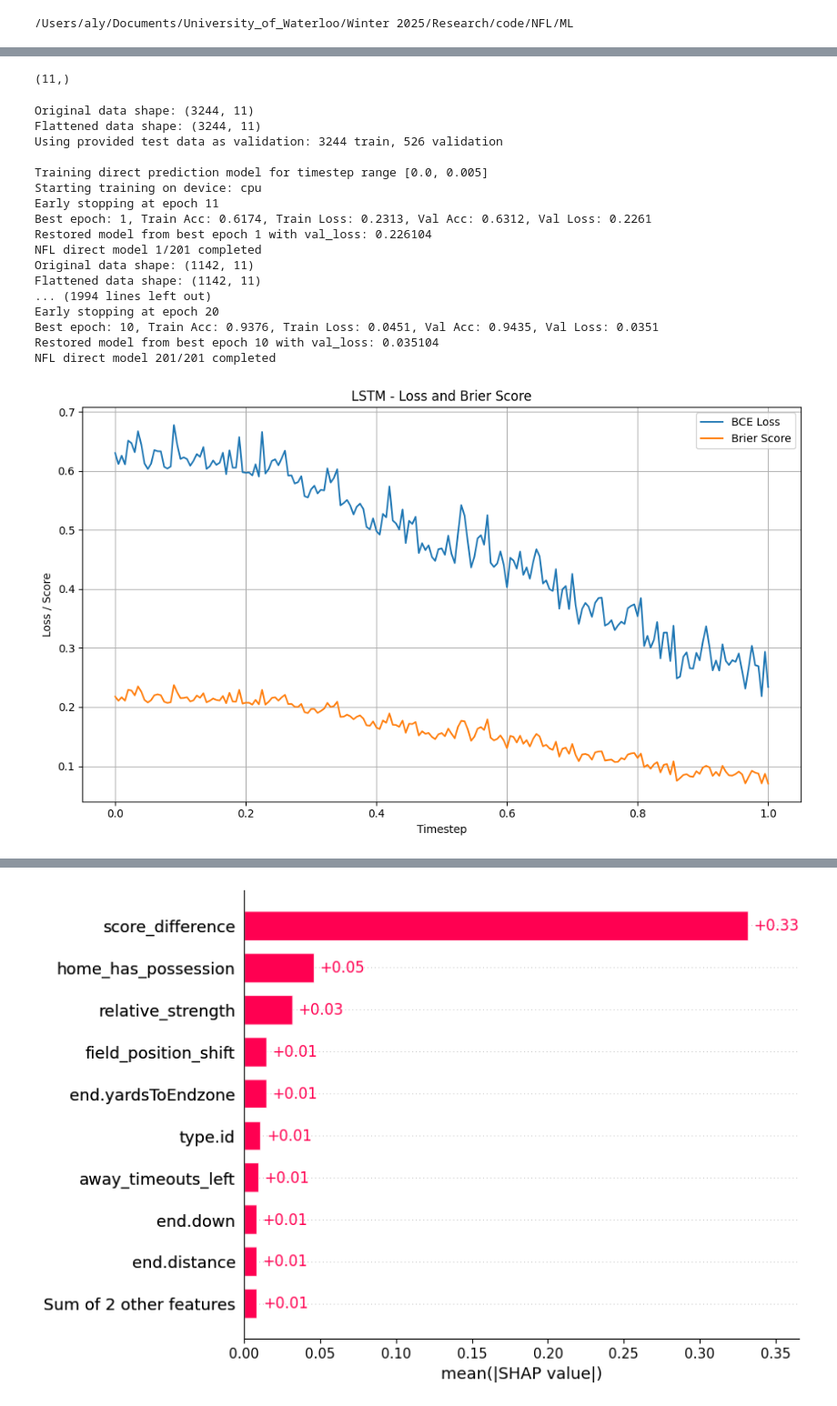
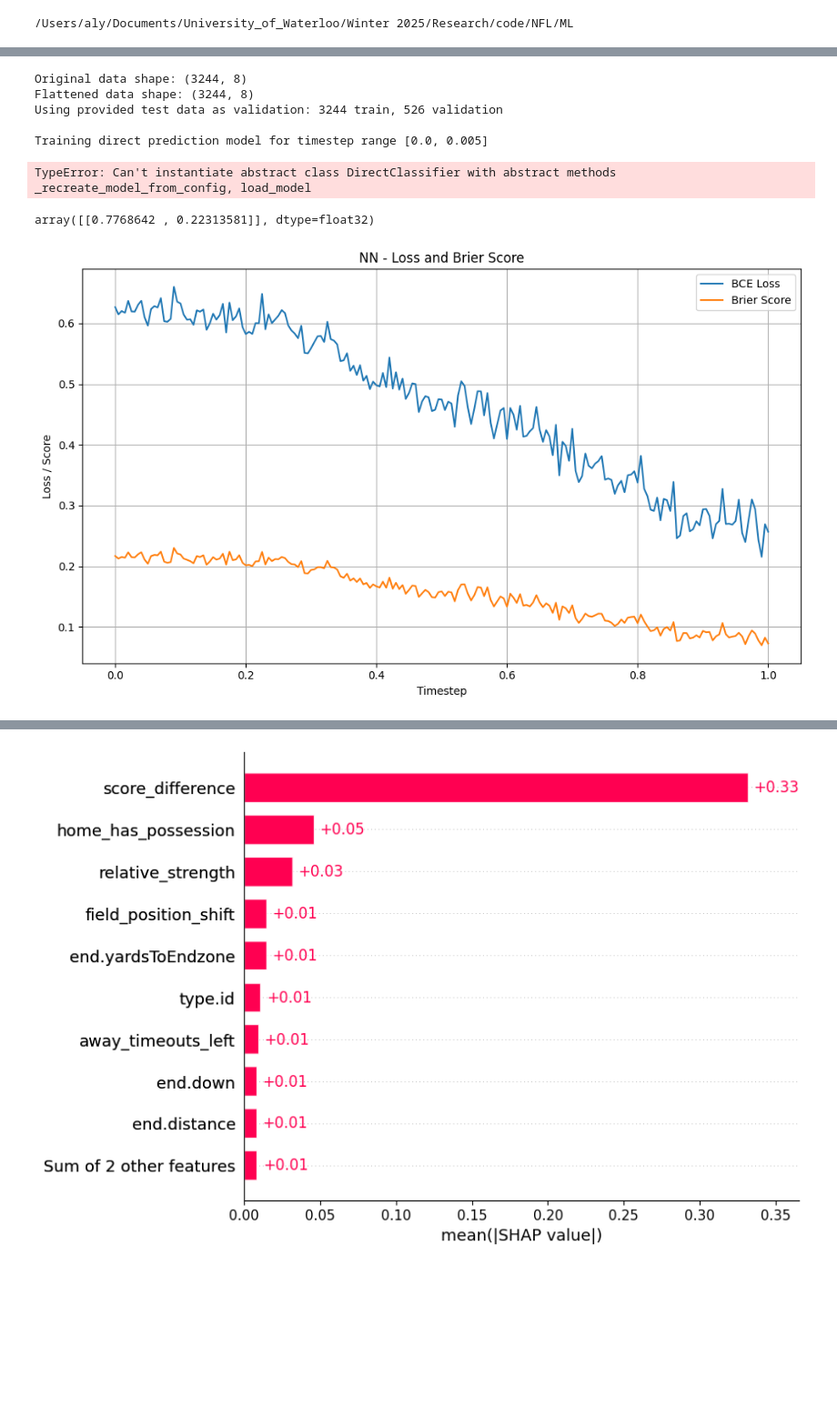
Before and after one commit to alys28/probabilistic_forecasts_football, a Jupyter notebook: NFL/ML/notebooks/neural_network.ipynb, the cells around one changed output, grey strips where cells are left out. Shown at 91% size. Saved outputs shown, nothing was run; the diff lists cells and outputs as text; code cells hidden in the pictures; blank space fills up the shorter version.

```diff
--- a/NFL/ML/notebooks/neural_network.ipynb
+++ b/NFL/ML/notebooks/neural_network.ipynb
@@ -9,7 +9,8 @@ parent_dir = os.path.abspath(os.path.join(os.getcwd(), ".."))
 sys.path.append(parent_dir)
 print(parent_dir)
 interpolated_dir = os.path.join(parent_dir, "dataset_interpolated_fixed")
-features = ["game_completed", "relative_strength", "score_difference", "type.id", "home_has_possession", "end.down", "end.yardsToEndzone", "end.distance", "field_position_shift", "home_timeouts_left", "away_timeouts_left"]
+# features = ["game_completed", "relative_strength", "score_difference", "type.id", "home_has_possession", "end.down", "end.yardsToEndzone", "end.distance", "field_position_shift", "home_timeouts_left", "away_timeouts_left"]
+features = ["relative_strength", "score_difference", "home_has_possession", "end.down", "end.distance", "end.yardsToEndzone",  "home_timeouts_left", "away_timeouts_left"]
 # %% [output]
 /Users/aly/Documents/University_of_Waterloo/Winter 2025/Research/code/NFL/ML
 # %%
@@ -139,7 +67,3 @@ Features to passthrough: ['relative_strength', 'scoringPlay', 'home_has_possessi
-# %%
-print(training_data[0.0][0]["rows"].shape)
-# %% [output]
-(11,)
 # %%
 modules_to_reload = [
     'models.direct_prediction_network',
@@ -156,33 +80,29 @@ from models.direct_prediction_network_transformer import setup_direct_transforme
 
 models = setup_direct_models(training_data, validation_data, num_models = 201, features=features, optimize_hyperparams=False)
 # %% [output]
-Original data shape: (3244, 11)
-Flattened data shape: (3244, 11)
+Original data shape: (3244, 8)
+Flattened data shape: (3244, 8)
 Using provided test data as validation: 3244 train, 526 validation
 
 Training direct prediction model for timestep range [0.0, 0.005]
-Starting training on device: cpu
-Early stopping at epoch 11
-Best epoch: 1, Train Acc: 0.6174, Train Loss: 0.2313, Val Acc: 0.6312, Val Loss: 0.2261
-Restored model from best epoch 1 with val_loss: 0.226104
-NFL direct model 1/201 completed
-Original data shape: (1142, 11)
-Flattened data shape: (1142, 11)
-... (1994 lines left out)
-Early stopping at epoch 20
-Best epoch: 10, Train Acc: 0.9376, Train Loss: 0.0451, Val Acc: 0.9435, Val Loss: 0.0351
-Restored model from best epoch 10 with val_loss: 0.035104
-NFL direct model 201/201 completed
+TypeError: Can't instantiate abstract class DirectClassifier with abstract methods _recreate_model_from_config, load_model
+# %%
+model = models[0.99]
+features = ["relative_strength", "score_difference", "home_has_possession", "end.down", "end.distance", "end.yardsToEndzone",  "home_timeouts_left", "away_timeouts_left"]
+data_point = [0.5, -4, 1, 1, 1, 1, 1, 1]
+model.predict_proba(np.array([data_point]))
+# %% [output]
+array([[0.7768642 , 0.22313581]], dtype=float32)
 # %%
 import process_data
 modules_to_reload = [
     'process_data',
 ]
 
 for module_name in modules_to_reload:
     if module_name in sys.modules:
         del sys.modules[module_name]
 
-x = process_data.plot_loss(models, test_data, "LSTM")
+x = process_data.plot_loss(models, test_data, "NN")
 # %% [output]
-[figure, old version]
+[figure, new version]
```
Also changed, not shown: parts of 5 cells of this notebook, 15 other files.
